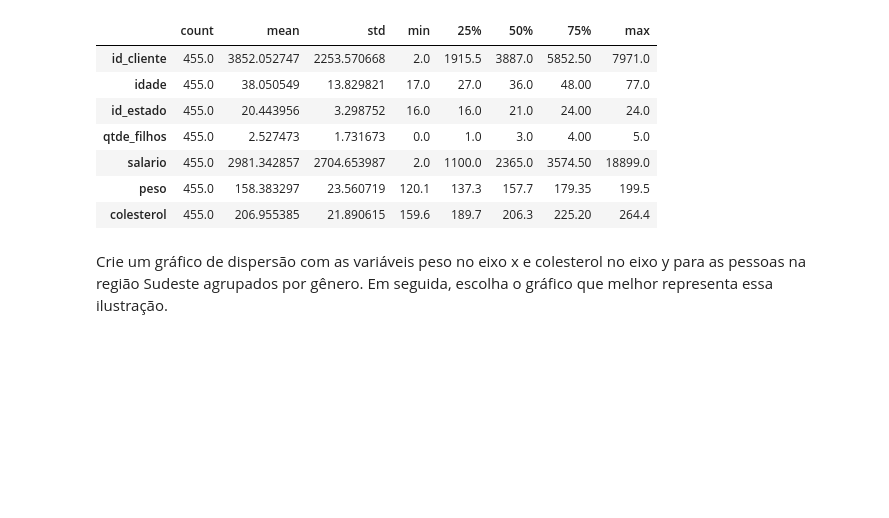
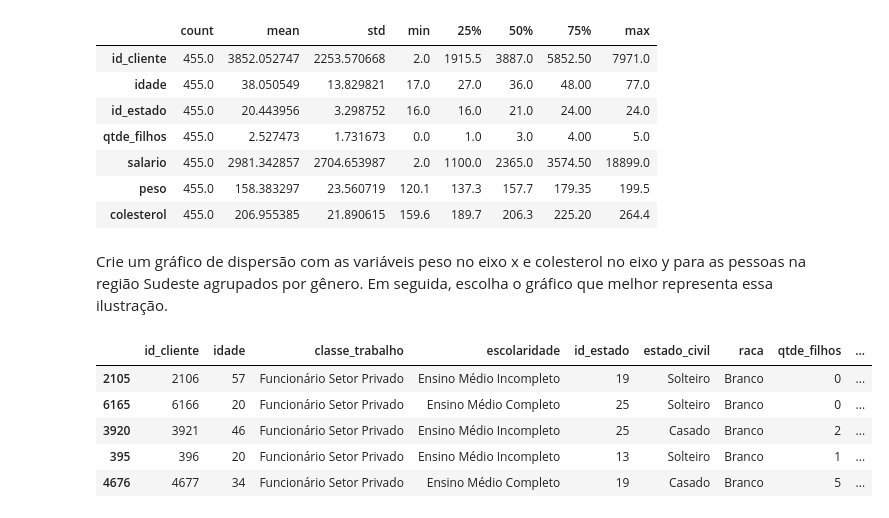
Before and after one commit to jorgelzsilva/AMM1, a Jupyter notebook: src/analise.ipynb, the cells around one changed output. Drawn from its saved outputs; the diff is of its cells as text; code cells hidden in the pictures; blank space fills up the shorter version.

```diff
--- a/src/analise.ipynb
+++ b/src/analise.ipynb
@@ -135,0 +138,9 @@ Crie um gráfico de dispersão com as variáveis peso no eixo x e colesterol no
+# %%
+colesterol_sudeste.sample(5)
+# %% [output]
+|  | id_cliente | idade | classe_trabalho | escolaridade | id_estado | estado_civil | raca | qtde_filhos | ... |
+| 2105 | 2106 | 57 | Funcionário Setor Privado | Ensino Médio Incompleto | 19 | Solteiro | Branco | 0 | ... |
+| 6165 | 6166 | 20 | Funcionário Setor Privado | Ensino Médio Completo | 25 | Solteiro | Branco | 0 | ... |
+| 3920 | 3921 | 46 | Funcionário Setor Privado | Ensino Médio Incompleto | 25 | Casado | Branco | 2 | ... |
+| 395 | 396 | 20 | Funcionário Setor Privado | Ensino Médio Incompleto | 13 | Solteiro | Branco | 1 | ... |
+| 4676 | 4677 | 34 | Funcionário Setor Privado | Ensino Médio Completo | 19 | Casado | Branco | 5 | ... |
```
Also changed, not shown: parts of 2 cells of this notebook.
